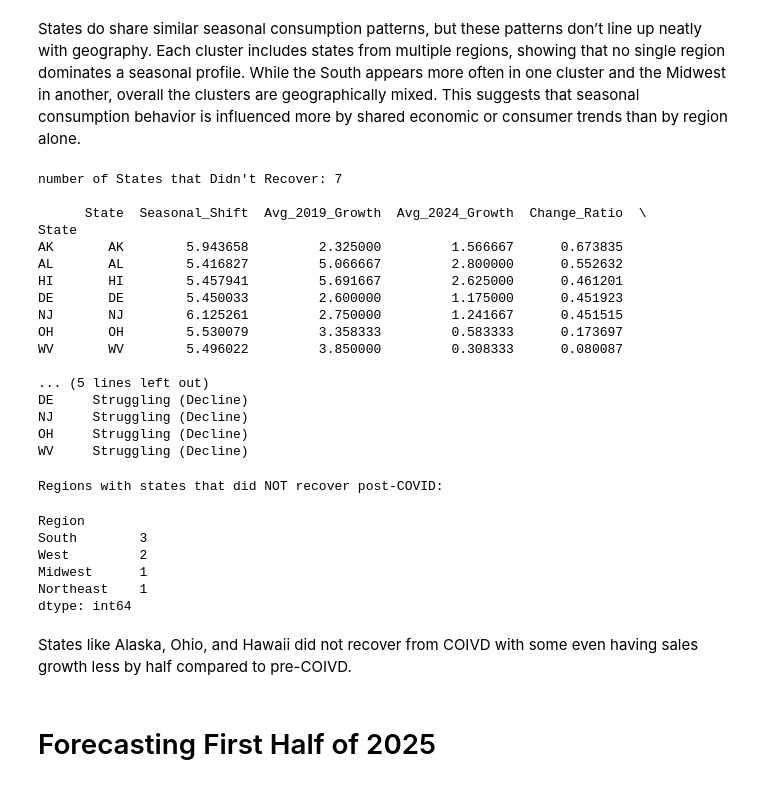
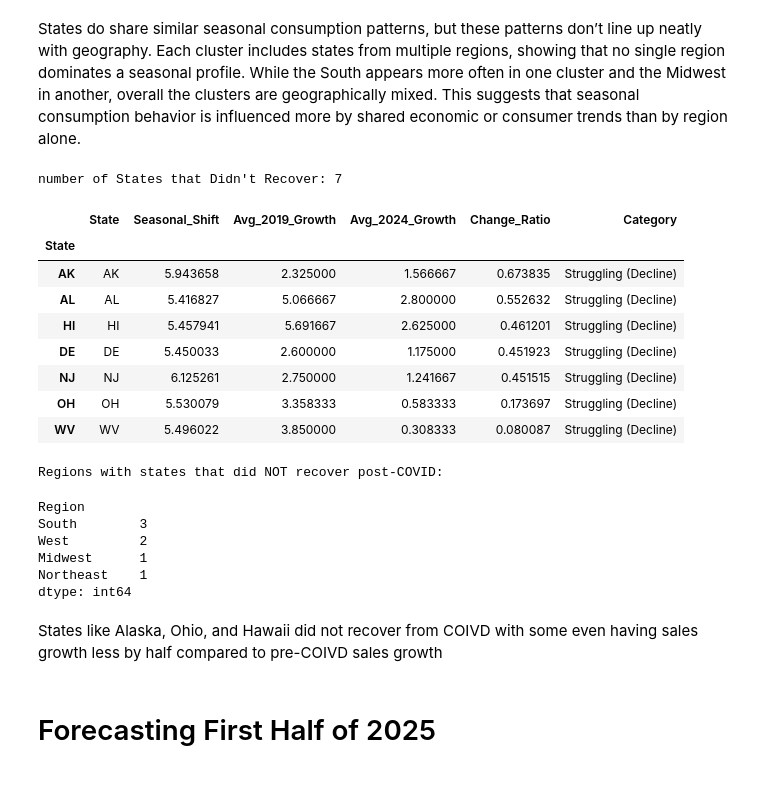
Before and after one commit to DiaHere/Food-and-Beverage-across-all-US-states-Analysis, a Jupyter notebook: covid_impact_on_food_&_beverage_analysis.ipynb, the cells around one changed output. Drawn from its saved outputs; the diff is of its cells as text; code cells hidden in the pictures.

```diff
--- a/covid_impact_on_food_&_beverage_analysis.ipynb
+++ b/covid_impact_on_food_&_beverage_analysis.ipynb
@@ -452,50 +452,43 @@ avg_growth_2019 = X_2019.mean(axis=1)
 avg_growth_2024 = X_2024.mean(axis=1)
 
 level_ratio = avg_growth_2024 / avg_growth_2019
 
 # Combine & Categorize
 analysis = pd.DataFrame({
     'State': common,
     'Seasonal_Shift': seasonal_shift,
     'Avg_2019_Growth': avg_growth_2019.values,
     'Avg_2024_Growth': avg_growth_2024.values,
     'Change_Ratio' : level_ratio
 })
 
 def categorize(row):
     if row['Avg_2024_Growth'] > row['Avg_2019_Growth']:
         return "New Normal (Growth)"
     else:
         return "Struggling (Decline)"
 
 analysis['Category'] = analysis.apply(categorize, axis=1)
 
 # Filter for Shifter
 non_recovered = analysis[
     (analysis['Seasonal_Shift'] > analysis['Seasonal_Shift'].quantile(0.8)) &
     (analysis['Avg_2024_Growth'] < analysis['Avg_2019_Growth'])
 ]
 print(f"number of States that Didn't Recover: {len(non_recovered)}")
 print()
-print(non_recovered.sort_values('Change_Ratio', ascending = False))
+non_recovered.sort_values('Change_Ratio', ascending = False)
 # %% [output]
 number of States that Didn't Recover: 7
-
-      State  Seasonal_Shift  Avg_2019_Growth  Avg_2024_Growth  Change_Ratio  \
-State
-AK       AK        5.943658         2.325000         1.566667      0.673835
-AL       AL        5.416827         5.066667         2.800000      0.552632
-HI       HI        5.457941         5.691667         2.625000      0.461201
-DE       DE        5.450033         2.600000         1.175000      0.451923
-NJ       NJ        6.125261         2.750000         1.241667      0.451515
-OH       OH        5.530079         3.358333         0.583333      0.173697
-WV       WV        5.496022         3.850000         0.308333      0.080087
-
-... (5 lines left out)
-DE     Struggling (Decline)
-NJ     Struggling (Decline)
-OH     Struggling (Decline)
-WV     Struggling (Decline)
+|  | State | Seasonal_Shift | Avg_2019_Growth | Avg_2024_Growth | Change_Ratio | Category |
+| State |  |  |  |  |  |  |
+| AK | AK | 5.943658 | 2.325000 | 1.566667 | 0.673835 | Struggling (Decline) |
+| AL | AL | 5.416827 | 5.066667 | 2.800000 | 0.552632 | Struggling (Decline) |
+| HI | HI | 5.457941 | 5.691667 | 2.625000 | 0.461201 | Struggling (Decline) |
+| DE | DE | 5.450033 | 2.600000 | 1.175000 | 0.451923 | Struggling (Decline) |
+| NJ | NJ | 6.125261 | 2.750000 | 1.241667 | 0.451515 | Struggling (Decline) |
+| OH | OH | 5.530079 | 3.358333 | 0.583333 | 0.173697 | Struggling (Decline) |
+| WV | WV | 5.496022 | 3.850000 | 0.308333 | 0.080087 | Struggling (Decline) |
 # %%
 non_recovered_geo = non_recovered.copy()
 non_recovered_geo['Region'] = non_recovered_geo['State'].map(state_to_region)
@@ -518,7 +511,7 @@ Midwest      1
 Northeast    1
 dtype: int64
 # %% [markdown]
-States like Alaska, Ohio, and Hawaii did not recover from COIVD with some even having sales growth less by half compared to pre-COIVD.
+States like Alaska, Ohio, and Hawaii did not recover from COIVD with some even having sales growth less by half compared to pre-COIVD sales growth
 # %% [markdown]
 # Forecasting First Half of 2025
 # %% [markdown]
```
Also changed, not shown: parts of 4 cells of this notebook, 17 other files.
